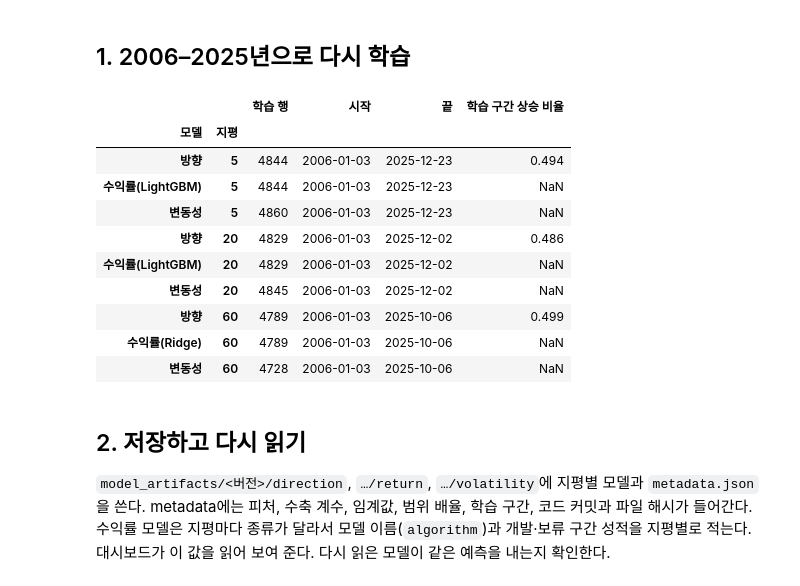
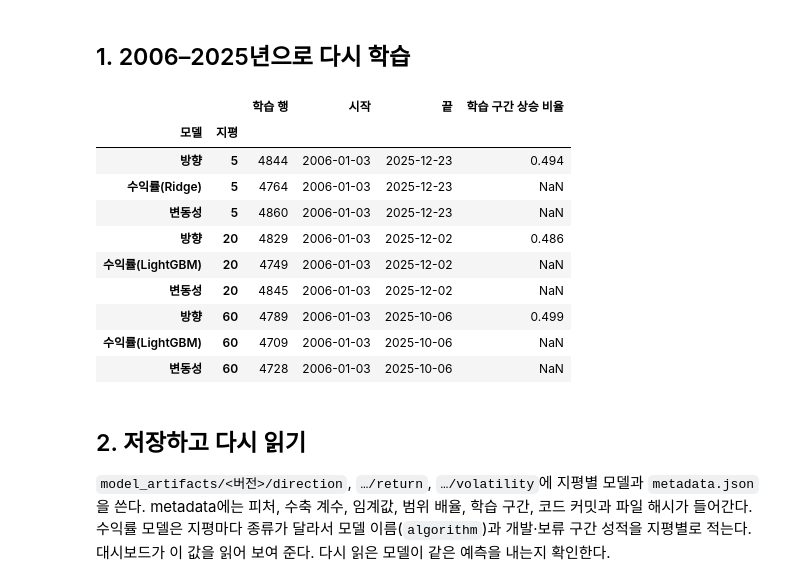
Before and after one commit to sjinie/Coffee_Price_Prediction, a Jupyter notebook: notebooks/06_final_model.ipynb, the cells around one changed output. Cells and saved outputs as stored; diff of their text form; code cells hidden in the pictures.

```diff
--- a/notebooks/06_final_model.ipynb
+++ b/notebooks/06_final_model.ipynb
@@ -20,54 +20,80 @@ import pandas as pd
 import common
 from coffee.config import ARTIFACTS_DIR, HORIZONS
 from coffee.evaluate import direction_metrics, fold_rows, metrics
-from coffee.features import ALL_FEATURES, build_dataset, trading_sessions
-from coffee.models import (RETURN_ALGORITHMS, Z80, LightGBMClassifier, RidgeModel, ShrunkProbability, buy_signal,
-                           load_bundle, price_range, return_model, save_bundle)
+from coffee.features import ALL_FEATURES, EXTRA_FEATURES, build_dataset, trading_sessions
+from coffee.models import (RETURN_ALGORITHMS, Z80, LightGBMClassifier, Naive, RidgeModel, ShrunkProbability,
+                           ShrunkReturn, buy_signal, describe_return, load_bundle, price_range, return_model,
+                           save_bundle)
 from coffee.sources import load_sources
 
 data = build_dataset(load_sources())
 direction_choice = {int(h): v for h, v in common.load_result("direction_selection").items()}
 return_choice = {int(h): v for h, v in common.load_result("return_selection").items()}
+redesign = {int(h): v for h, v in common.load_result("return_redesign")["horizons"].items()}
 vol_choice = {int(h): v for h, v in common.load_result("volatility_selection").items()}
 FINAL_YEAR = 2026  # fold_rows(…, 2026): 학습 = 2006–2025, 평가 = 목표일이 확인된 2026년 행
-VERSION = "2026-10-04"  # 수익률 예측과 5일 범위를 더한 모델 (이전 버전은 git 태그로 보관)
+VERSION = "2026-10-05"  # 03b 수익률 재설계 (이전 버전은 git 태그로 보관)
+# 03b를 채택한 지평의 수익률 모델은 새 피처까지 모두 있는 행에서 학습·평가한다(03b와 같은 행)
+RETURN_ROWS = {h: ALL_FEATURES + EXTRA_FEATURES if redesign[h]["adopted"] else ALL_FEATURES for h in HORIZONS}
 print(f"자료: {data.index[0]:%Y-%m-%d} ~ {data.index[-1]:%Y-%m-%d}")
+
+
+def predict_valid(model, rows):
+    """파이프라인처럼 피처가 모두 있는 행만 예측하고 나머지는 결측으로 둔다."""
+    rows = np.asarray(rows)
+    known = data[model.features].iloc[rows].notna().all(axis=1).to_numpy()
+    out = np.full(len(rows), np.nan)
+    out[known] = model.predict(data, rows[known])
+    return out
 # %% [output]
 자료: 2005-01-03 ~ 2026-10-02
 # %% [markdown]
 ## 1. 2006–2025년으로 다시 학습
 # %%
+def make_return(h):
+    """서비스 수익률 모델과 그 이름. 03b를 채택한 지평은 2026년의 선택 × λ, 아니면 03의 설정이다."""
+    if not redesign[h]["adopted"]:
+        c = return_choice[h]
+        return return_model(c["model"], c["features"], h), c["model"]
+    c = redesign[h]["final"]
+    if c["candidate"] == "Naive":
+        return Naive(), "Naive"
+    return ShrunkReturn(return_model(c["model"], c["features"], h, c["params"], c["scale"]), c["weight"]), c["model"]
+
+
 direction, returns, volatility, train_rows = {}, {}, {}, []
 for h in HORIZONS:
     choice = direction_choice[h]
     assert choice["model"] == "LightGBM분류(약한 정규화)"  # 03의 선택이 바뀌면 여기서 멈춘다
     fit, _ = fold_rows(data, ALL_FEATURES, h, FINAL_YEAR, FINAL_YEAR)
     y = data[f"y_{h}"].to_numpy()[fit]
     model = ShrunkProbability(LightGBMClassifier(choice["features"], n_estimators=200, min_child_samples=80),
                               choice["shrink"])
     direction[h] = model.fit(data, fit, y)
-    returns[h] = return_model(return_choice[h]["model"], return_choice[h]["features"], h).fit(data, fit, y)
-    train_rows += [{"모델": "방향", "지평": h, "학습 행": len(fit), "시작": data.index[fit[0]],
-                    "끝": data.index[fit[-1]], "학습 구간 상승 비율": model.base_},
-                   {"모델": f"수익률({return_choice[h]['model']})", "지평": h, "학습 행": len(fit),
-                    "시작": data.index[fit[0]], "끝": data.index[fit[-1]], "학습 구간 상승 비율": np.nan}]
+    train_rows.append({"모델": "방향", "지평": h, "학습 행": len(fit), "시작": data.index[fit[0]],
+                       "끝": data.index[fit[-1]], "학습 구간 상승 비율": model.base_})
+    fit, _ = fold_rows(data, RETURN_ROWS[h], h, FINAL_YEAR, FINAL_YEAR)
+    returns[h], name = make_return(h)
+    returns[h].fit(data, fit, data[f"y_{h}"].to_numpy()[fit])
+    train_rows.append({"모델": f"수익률({name})", "지평": h, "학습 행": len(fit), "시작": data.index[fit[0]],
+                       "끝": data.index[fit[-1]], "학습 구간 상승 비율": np.nan})
     assert vol_choice[h]["model"] == "HAR"
     fit, _ = fold_rows(data, ALL_FEATURES, h, FINAL_YEAR, FINAL_YEAR, target=f"v_{h}")
     volatility[h] = RidgeModel(vol_choice[h]["har_features"], alpha=1).fit(data, fit, data[f"v_{h}"].to_numpy()[fit])
     train_rows.append({"모델": "변동성", "지평": h, "학습 행": len(fit), "시작": data.index[fit[0]],
                        "끝": data.index[fit[-1]], "학습 구간 상승 비율": np.nan})
 pd.DataFrame(train_rows).set_index(["모델", "지평"]).round(3)
 # %% [output]
 |  |  | 학습 행 | 시작 | 끝 | 학습 구간 상승 비율 |
 | 모델 | 지평 |  |  |  |  |
 | 방향 | 5 | 4844 | 2006-01-03 | 2025-12-23 | 0.494 |
-| 수익률(LightGBM) | 5 | 4844 | 2006-01-03 | 2025-12-23 | NaN |
+| 수익률(Ridge) | 5 | 4764 | 2006-01-03 | 2025-12-23 | NaN |
 | 변동성 | 5 | 4860 | 2006-01-03 | 2025-12-23 | NaN |
 | 방향 | 20 | 4829 | 2006-01-03 | 2025-12-02 | 0.486 |
-| 수익률(LightGBM) | 20 | 4829 | 2006-01-03 | 2025-12-02 | NaN |
+| 수익률(LightGBM) | 20 | 4749 | 2006-01-03 | 2025-12-02 | NaN |
 | 변동성 | 20 | 4845 | 2006-01-03 | 2025-12-02 | NaN |
 | 방향 | 60 | 4789 | 2006-01-03 | 2025-10-06 | 0.499 |
-| 수익률(Ridge) | 60 | 4789 | 2006-01-03 | 2025-10-06 | NaN |
+| 수익률(LightGBM) | 60 | 4709 | 2006-01-03 | 2025-10-06 | NaN |
 | 변동성 | 60 | 4728 | 2006-01-03 | 2025-10-06 | NaN |
 # %% [markdown]
 ## 2. 저장하고 다시 읽기
```
Also changed, not shown: parts of 10 cells of this notebook, 31 other files.
